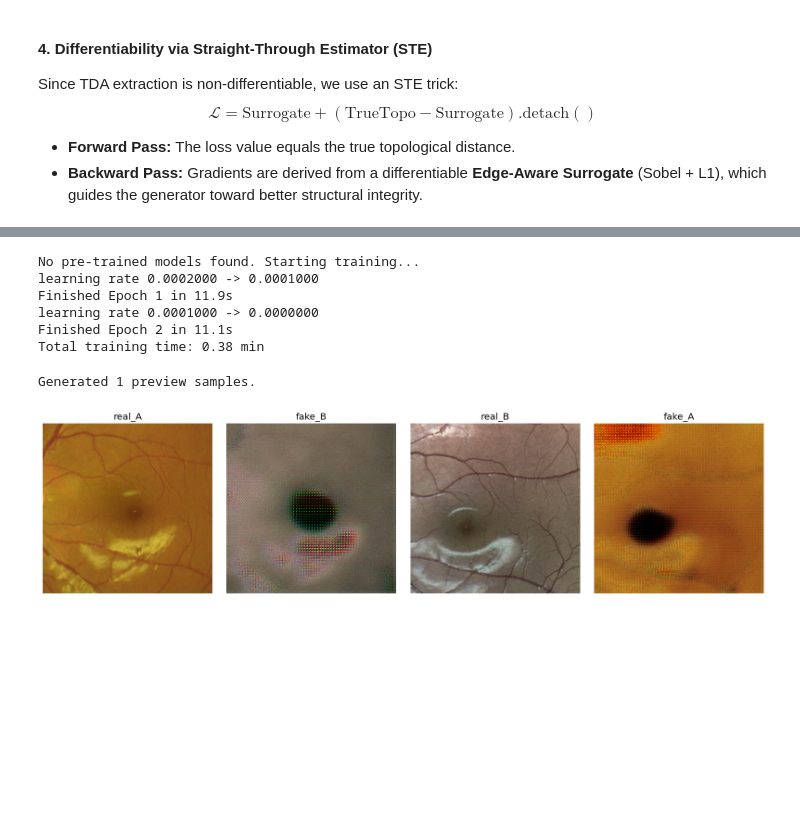
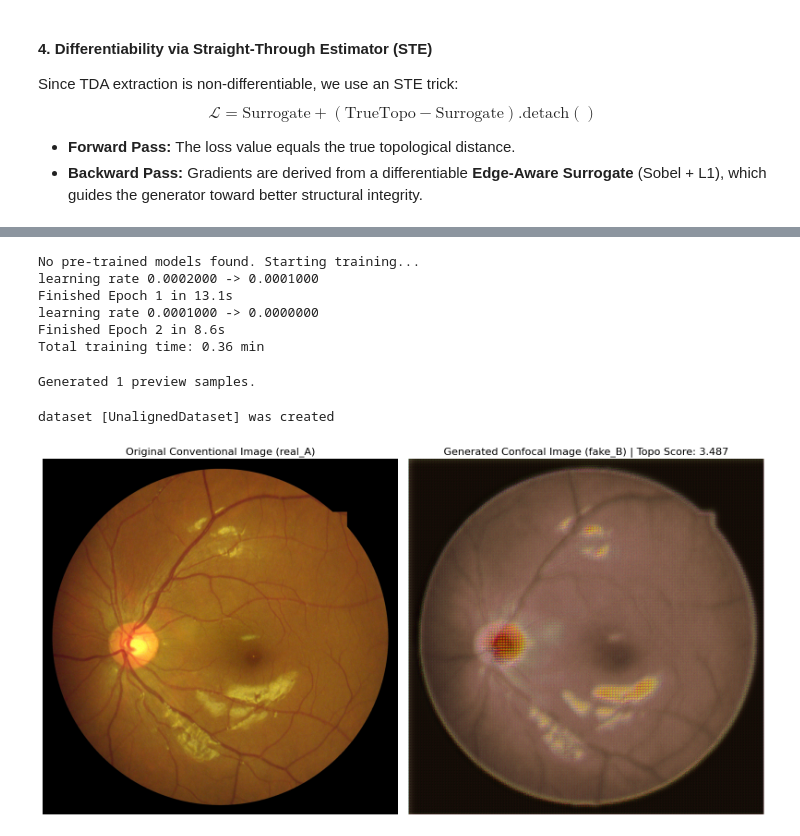
Before and after one commit to premsuggu/pytorch-CycleGAN-and-pix2pix, a Jupyter notebook: dlri.ipynb, the cells around one changed output, grey strips where cells are left out. Cells and saved outputs as stored; diff of their text form; code cells hidden in the pictures; blank space fills up the shorter version.

Commit message:
Modified dlri.ipynb for better visualization

```diff
--- a/dlri.ipynb
+++ b/dlri.ipynb
@@ -114,7 +119,7 @@ class NotebookConfig:
     topo_max_points: int = 256
     topo_surrogate_weight: float = 0.15
 
-    save_epoch_freq: int = 100
+    save_epoch_freq: int = 50
     save_latest_freq: int = 5000
     save_by_iter: bool = False
     display_freq: int = 400
@@ -474,8 +479,8 @@ else:
 # %% [output]
 No pre-trained models found. Starting training...
 learning rate 0.0002000 -> 0.0001000
-Finished Epoch 1 in 11.9s
+Finished Epoch 1 in 13.1s
 learning rate 0.0001000 -> 0.0000000
-Finished Epoch 2 in 11.1s
-Total training time: 0.38 min
+Finished Epoch 2 in 8.6s
+Total training time: 0.36 min
 # %%
@@ -511,20 +516,58 @@ if test_dataset:
 # %% [output]
 Generated 1 preview samples.
 # %%
-# Cell 8: Visual Results
-if eval_results:
-    fig, axes = plt.subplots(len(eval_results), 4, figsize=(16, 4 * len(eval_results)))
-    cols = ["real_A", "fake_B", "real_B", "fake_A"]
+# Visual Results (Full Image)
+import copy
+from data import create_dataset
 
-    for i, res in enumerate(eval_results):
-        curr_axes = axes[i] if len(eval_results) > 1 else axes
-        for j, col in enumerate(cols):
-            curr_axes[j].imshow(res[col])
-            curr_axes[j].set_title(col)
-            curr_axes[j].axis("off")
-        curr_axes[0].set_ylabel(f"Topo: {res['topo_A']:.3f}", rotation=0, labelpad=40, size='large')
+# 1. Create a configuration for testing on full images without cropping
+full_cfg = NotebookConfig()
+full_cfg.preprocess = "scale_width"
+full_cfg.load_size = 1024
+full_cfg.crop_size = 1024
+full_cfg.serial_batches = True
+full_cfg.no_flip = True
 
-    plt.tight_layout()
-    plt.show()
+# 2. Build options and load dataset
+full_opt = build_options(full_cfg, is_train=False, phase="test")
+full_dataset = create_dataset(full_opt)
+
+if full_dataset:
+    model.eval()
+    with torch.no_grad():
+        for i, batch in enumerate(full_dataset):
+            if i >= full_cfg.preview_samples:
+                break
+
+            # Run inference on the full image
+            model.set_input(batch)
+            model.test()
+
+            # Extract images
+            real_A = util.tensor2im(model.real_A)
+            fake_B = util.tensor2im(model.fake_B)
+
+            # Get Topo Score
+            topo_score = model.criterionTopo.topology_value(model.fake_B, model.real_A).item() if hasattr(model, 'criterionTopo') else 0
+
+            # 3. Visualize side-by-side as large images
+            plt.figure(figsize=(16, 8))
+
+            plt.subplot(1, 2, 1)
+            plt.imshow(real_A)
+            plt.title("Original Conventional Image (real_A)", fontsize=16)
+            plt.axis("off")
+
+            plt.subplot(1, 2, 2)
+            plt.imshow(fake_B)
+            plt.title(f"Generated Confocal Image (fake_B) | Topo Score: {topo_score:.3f}", fontsize=16)
+            plt.axis("off")
+
+            plt.tight_layout()
+            plt.show()
+    model.train()
+else:
+    print("Testing dataset could not be loaded.")
 # %% [output]
+dataset [UnalignedDataset] was created
-[figure, old version]
+[figure, new version]
```
Also changed, not shown: parts of 6 cells of this notebook.
